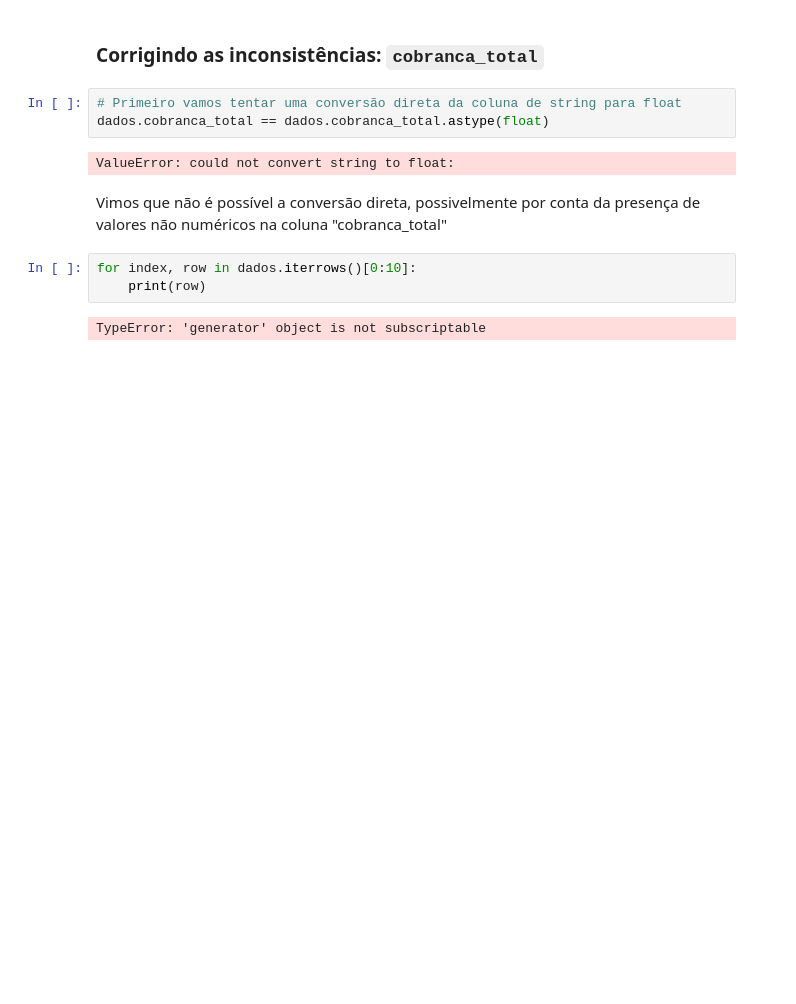
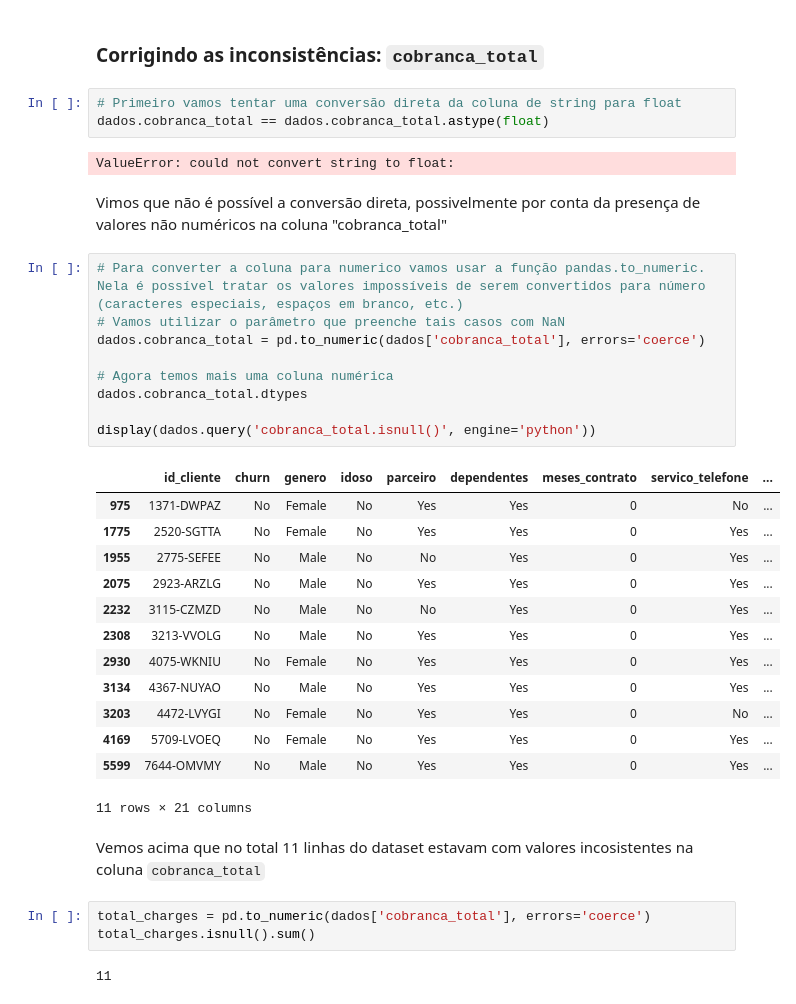
Before and after one commit to jackson-simionato/challenge_alura_DS01, a Jupyter notebook: challenge_alura_DS_2022_05.ipynb, the cells around one changed output. Cells and saved outputs as stored; diff of their text form; blank space fills up the shorter version.

```diff
--- a/challenge_alura_DS_2022_05.ipynb
+++ b/challenge_alura_DS_2022_05.ipynb
@@ -232,8 +232,33 @@ dados.cobranca_total == dados.cobranca_total.astype(float)
 ValueError: could not convert string to float:
 # %% [markdown]
 Vimos que não é possível a conversão direta, possivelmente por conta da presença de valores não numéricos na coluna "cobranca_total"
-# %%
-for index, row in dados.iterrows()[0:10]:
-    print(row)
-# %% [output]
-TypeError: 'generator' object is not subscriptable
+# %%
+# Para converter a coluna para numerico vamos usar a função pandas.to_numeric. Nela é possível tratar os valores impossíveis de serem convertidos para número (caracteres especiais, espaços em branco, etc.)
+# Vamos utilizar o parâmetro que preenche tais casos com NaN
+dados.cobranca_total = pd.to_numeric(dados['cobranca_total'], errors='coerce')
+
+# Agora temos mais uma coluna numérica
+dados.cobranca_total.dtypes
+
+display(dados.query('cobranca_total.isnull()', engine='python'))
+# %% [output]
+|  | id_cliente | churn | genero | idoso | parceiro | dependentes | meses_contrato | servico_telefone | ... |
+| 975 | 1371-DWPAZ | No | Female | No | Yes | Yes | 0 | No | ... |
+| 1775 | 2520-SGTTA | No | Female | No | Yes | Yes | 0 | Yes | ... |
+| 1955 | 2775-SEFEE | No | Male | No | No | Yes | 0 | Yes | ... |
+| 2075 | 2923-ARZLG | No | Male | No | Yes | Yes | 0 | Yes | ... |
+| 2232 | 3115-CZMZD | No | Male | No | No | Yes | 0 | Yes | ... |
+| 2308 | 3213-VVOLG | No | Male | No | Yes | Yes | 0 | Yes | ... |
+| 2930 | 4075-WKNIU | No | Female | No | Yes | Yes | 0 | Yes | ... |
+| 3134 | 4367-NUYAO | No | Male | No | Yes | Yes | 0 | Yes | ... |
+| 3203 | 4472-LVYGI | No | Female | No | Yes | Yes | 0 | No | ... |
+| 4169 | 5709-LVOEQ | No | Female | No | Yes | Yes | 0 | Yes | ... |
+| 5599 | 7644-OMVMY | No | Male | No | Yes | Yes | 0 | Yes | ... |
+11 rows × 21 columns
+# %% [markdown]
+Vemos acima que no total 11 linhas do dataset estavam com valores incosistentes na coluna `cobranca_total`
+# %%
+total_charges = pd.to_numeric(dados['cobranca_total'], errors='coerce')
+total_charges.isnull().sum()
+# %% [output]
+11
```
